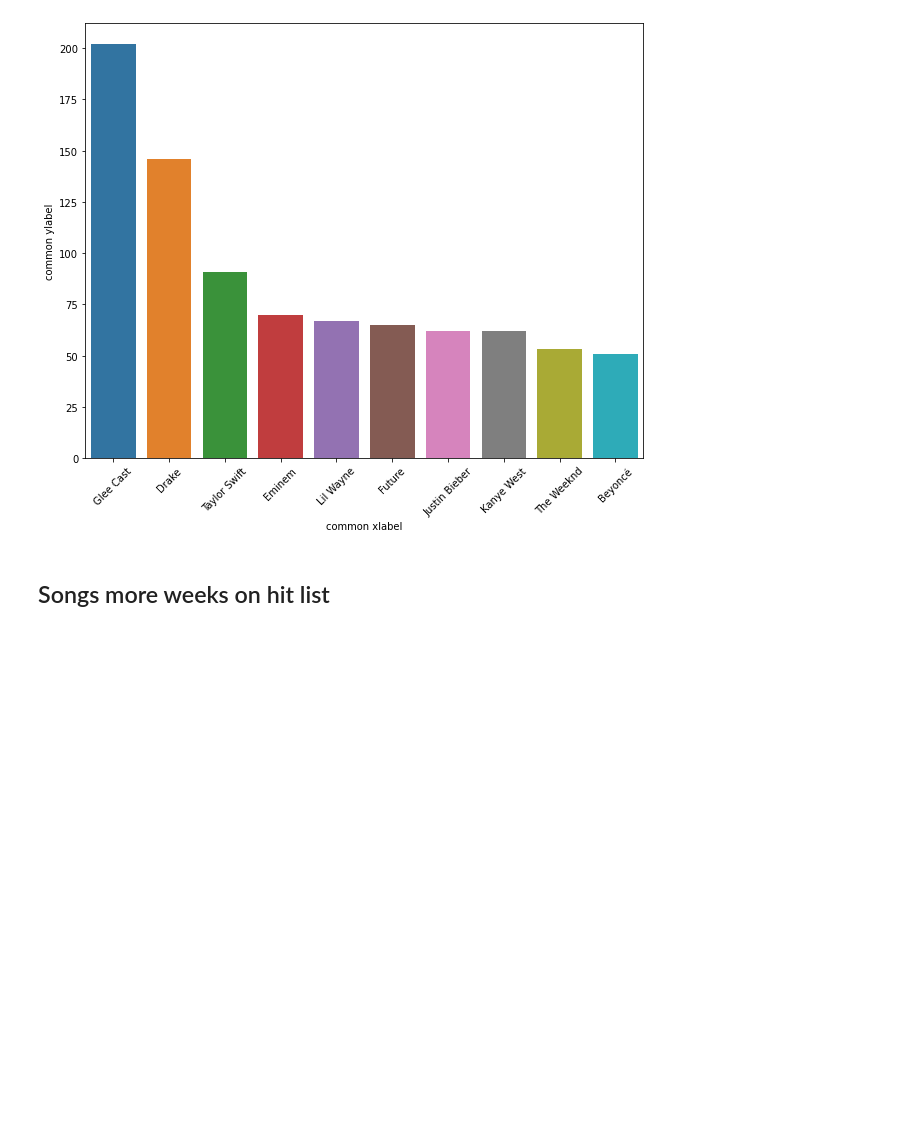
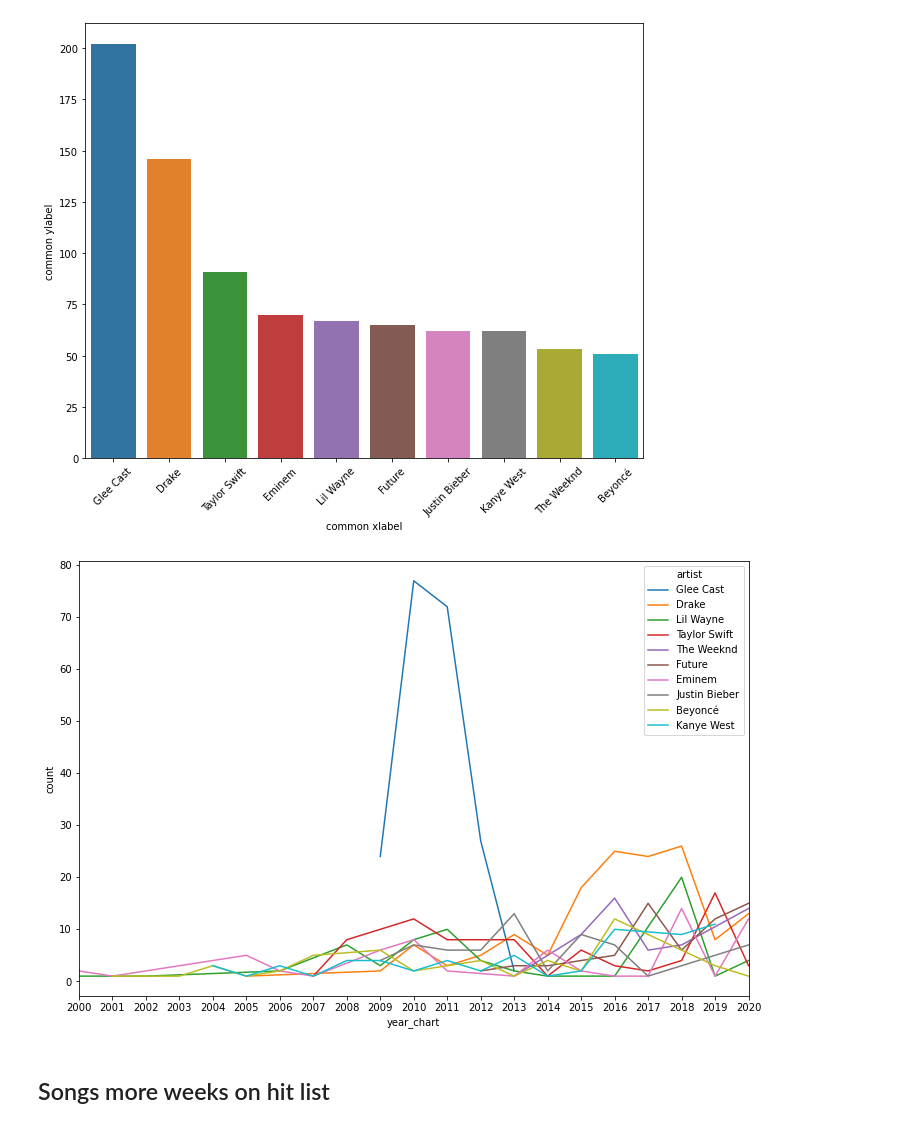
Before and after one commit to luislgm/Music_Hit_Predictor_TFM, a Jupyter notebook: Hit_Data_Analysis/1_hit_analysis.ipynb, the cells around one changed output. Saved outputs shown, nothing was run; the diff lists cells and outputs as text; code cells hidden in the pictures; blank space fills up the shorter version.

```diff
--- a/Hit_Data_Analysis/1_hit_analysis.ipynb
+++ b/Hit_Data_Analysis/1_hit_analysis.ipynb
@@ -87,13 +95,37 @@ The Weeknd        53
 Beyoncé           51
 Name: title, dtype: int64
 # %%
-hits_bar_data = df_hits_uniq.groupby("artist").count().sort_values('title',ascending=False).iloc[:10]["title"]
-chart = sns.barplot(hits_bar_data.index, hits_bar_data.values)
+artists_bar_data = df_hits_uniq.groupby("artist").count().sort_values('title',ascending=False).iloc[:10]["title"]
+chart = sns.barplot(artists_bar_data.index, artists_bar_data.values)
 chart.set_xticklabels(chart.get_xticklabels(), rotation=45)
 chart.set(xlabel='common xlabel', ylabel='common ylabel')
 plt.show()
 # %% [output]
 [figure]
+# %%
+df_top_artists = df_hits_uniq.groupby(["artist","year_chart"])\
+.count().sort_values('title',ascending=False).iloc[:]["title"].reset_index()
+# %%
+df_artists_10 = df_top_artists [(df_top_artists["artist"] == artists_bar_data.index[0]) |
+                            (df_top_artists["artist"] == artists_bar_data.index[1]) |
+                            (df_top_artists["artist"] == artists_bar_data.index[2]) |
+                            (df_top_artists["artist"] == artists_bar_data.index[3]) |
+                            (df_top_artists["artist"] == artists_bar_data.index[4]) |
+                            (df_top_artists["artist"] == artists_bar_data.index[5]) |
+                            (df_top_artists["artist"] == artists_bar_data.index[6]) |
+                            (df_top_artists["artist"] == artists_bar_data.index[7]) |
+                            (df_top_artists["artist"] == artists_bar_data.index[8]) |
+                            (df_top_artists["artist"] == artists_bar_data.index[9])]
+df_artists_10 = df_artists_10.rename(columns={"title":"count"})
+df_artists_10 = df_artists_10.astype({"count": float})
+# %%
+a_dims = (12, 8)
+fig, ax = plt.subplots(figsize=a_dims)
+ax.set_xlim(2000,2020)
+ax.set_xticks(range(2000,2021))
+sns.lineplot(x="year_chart", y="count",hue="artist", data=df_artists_10);
+# %% [output]
+[figure, added]
 # %% [markdown]
 ## Songs more weeks on hit list
 # %%
```
Also changed, not shown: parts of 9 cells of this notebook.
